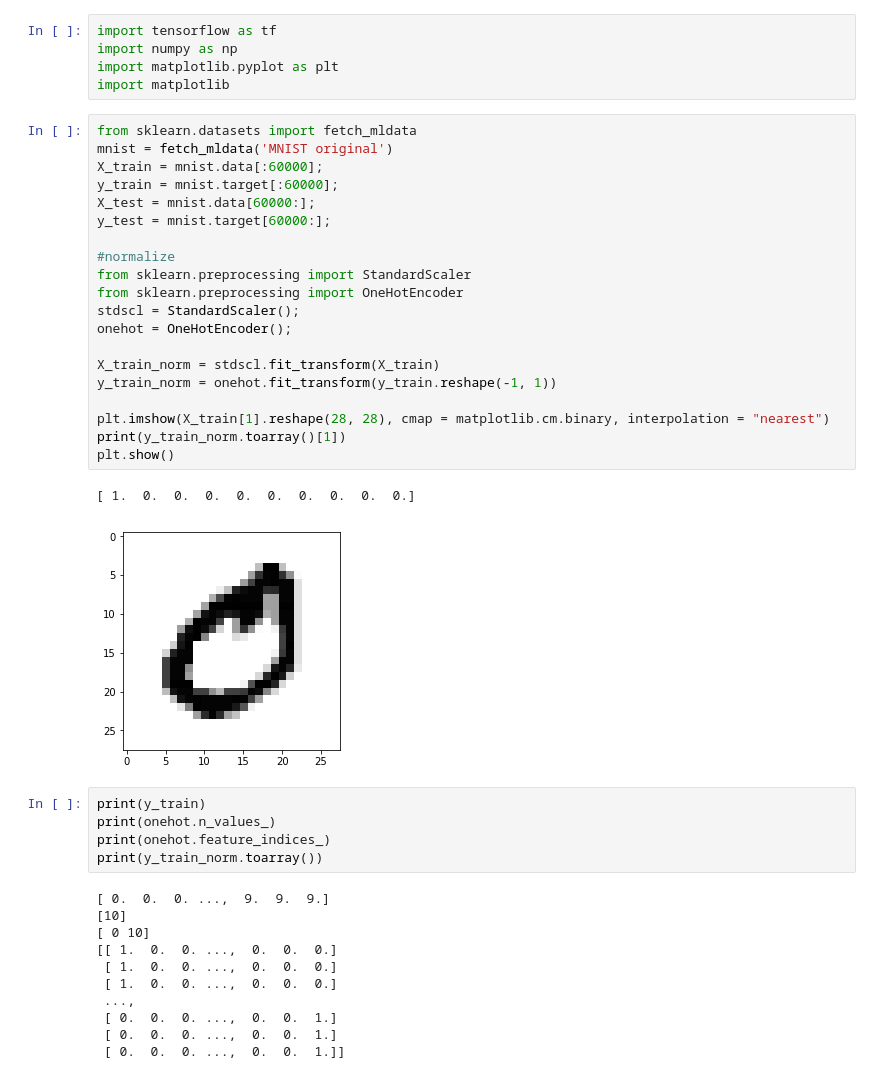
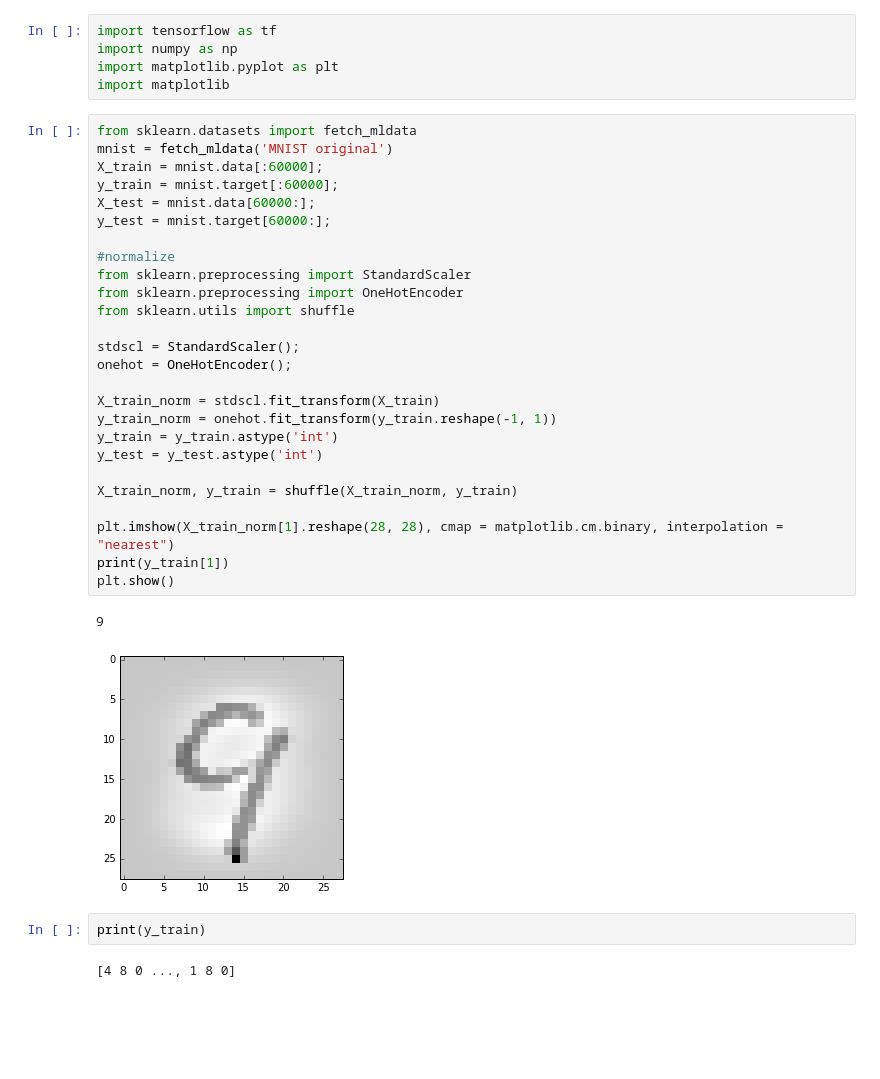
Before and after one commit to meenakshibarjatia/learningmachines, a Jupyter notebook: ann.ipynb, the cells around one changed output. Cells and saved outputs as stored; diff of their text form; blank space fills up the shorter version.

```diff
--- a/ann.ipynb
+++ b/ann.ipynb
@@ -6,41 +6,35 @@ import matplotlib
 # %%
 from sklearn.datasets import fetch_mldata
 mnist = fetch_mldata('MNIST original')
 X_train = mnist.data[:60000];
 y_train = mnist.target[:60000];
 X_test = mnist.data[60000:];
 y_test = mnist.target[60000:];
 
 #normalize
 from sklearn.preprocessing import StandardScaler
 from sklearn.preprocessing import OneHotEncoder
+from sklearn.utils import shuffle
+
 stdscl = StandardScaler();
 onehot = OneHotEncoder();
 
 X_train_norm = stdscl.fit_transform(X_train)
 y_train_norm = onehot.fit_transform(y_train.reshape(-1, 1))
+y_train = y_train.astype('int')
+y_test = y_test.astype('int')
 
-plt.imshow(X_train[1].reshape(28, 28), cmap = matplotlib.cm.binary, interpolation = "nearest")
-print(y_train_norm.toarray()[1])
+X_train_norm, y_train = shuffle(X_train_norm, y_train)
+
+plt.imshow(X_train_norm[1].reshape(28, 28), cmap = matplotlib.cm.binary, interpolation = "nearest")
+print(y_train[1])
 plt.show()
 # %% [output]
-[ 1.  0.  0.  0.  0.  0.  0.  0.  0.  0.]
+9
-[figure, old version]
+[figure, new version]
-# %%
-print(y_train)
-print(onehot.n_values_)
-print(onehot.feature_indices_)
-print(y_train_norm.toarray())
-# %% [output]
-[ 0.  0.  0. ...,  9.  9.  9.]
-[10]
-[ 0 10]
-[[ 1.  0.  0. ...,  0.  0.  0.]
- [ 1.  0.  0. ...,  0.  0.  0.]
- [ 1.  0.  0. ...,  0.  0.  0.]
- ...,
- [ 0.  0.  0. ...,  0.  0.  1.]
- [ 0.  0.  0. ...,  0.  0.  1.]
- [ 0.  0.  0. ...,  0.  0.  1.]]
+# %%
+print(y_train)
+# %% [output]
+[4 8 0 ..., 1 8 0]
 # %%
 feat_col = tf.contrib.learn.infer_real_valued_columns_from_input(X_train)
```
Also changed, not shown: parts of 4 cells of this notebook.
